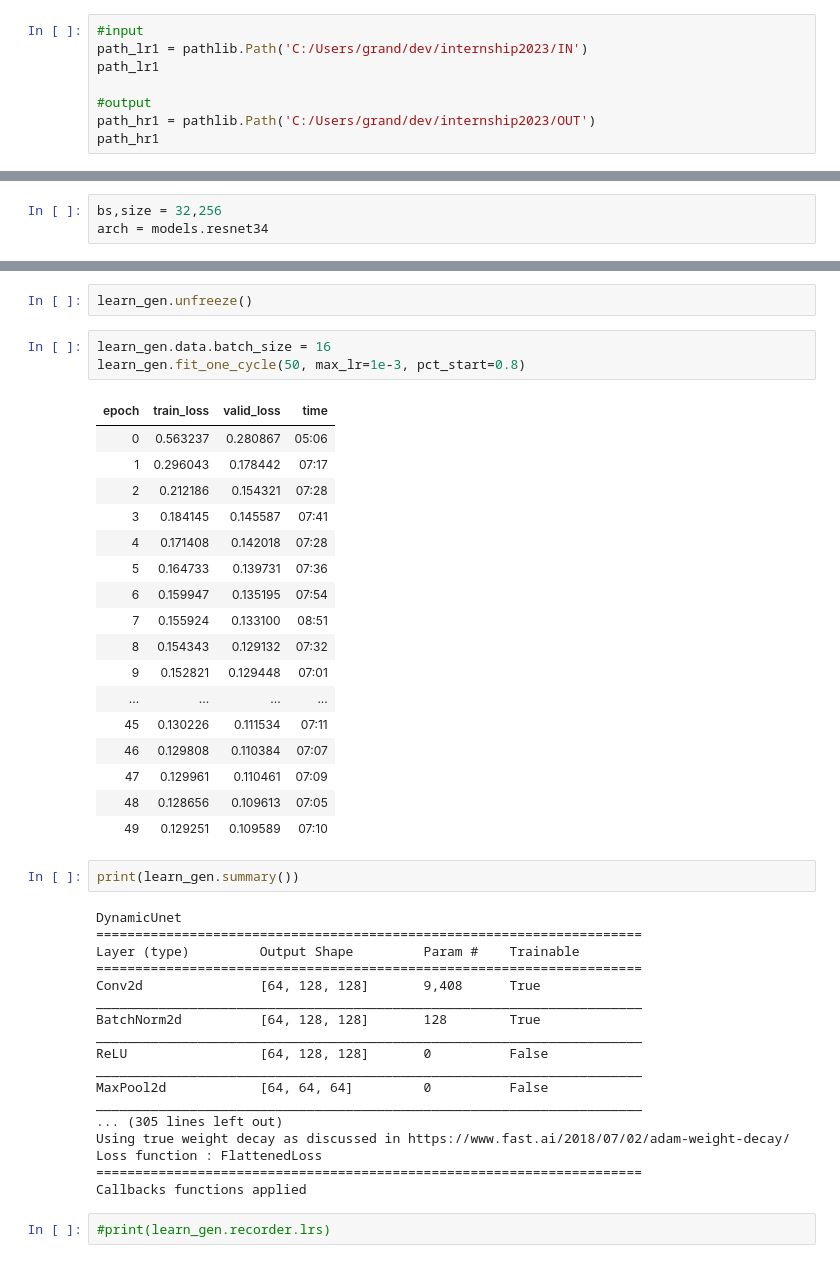
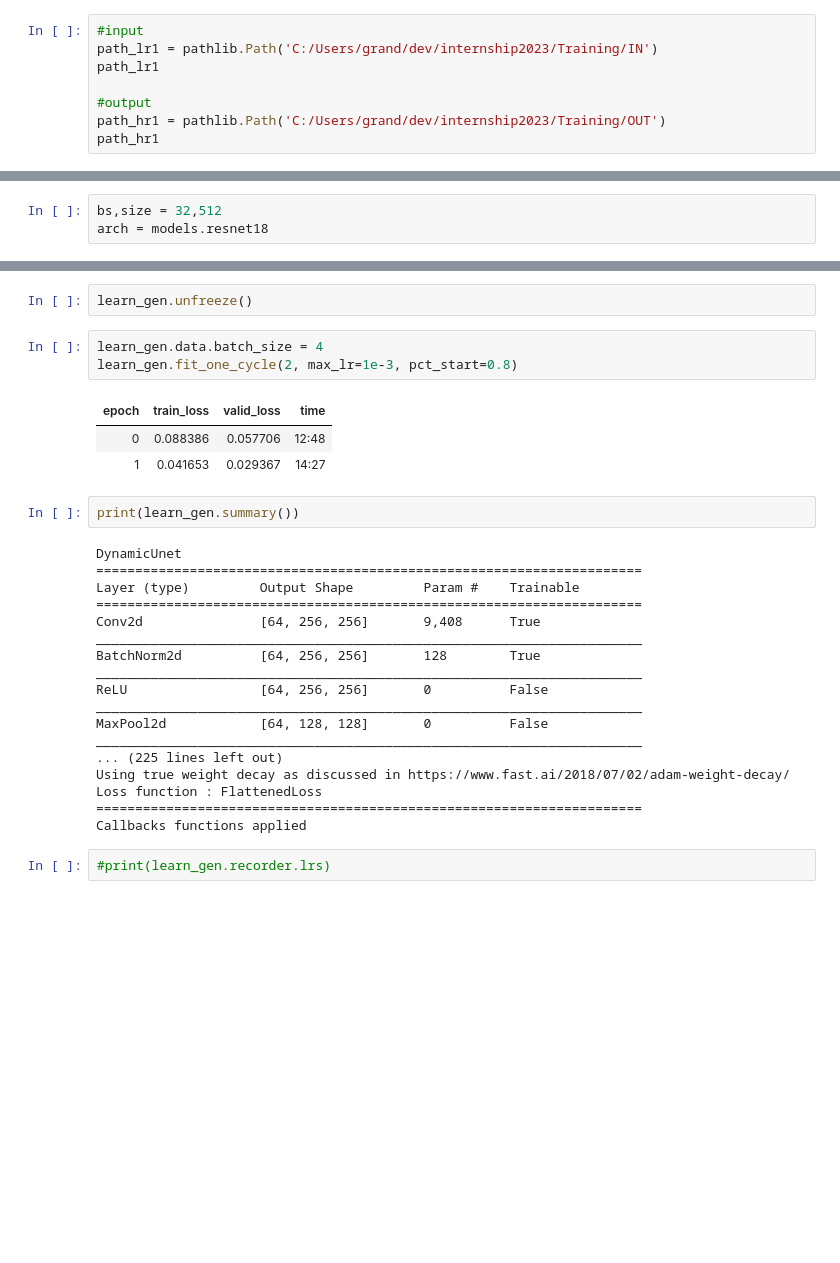
Before and after one commit to shbatgh/Nerve-Segmentation, a Jupyter notebook: U_net_sam.ipynb, the cells around one changed output, grey strips where cells are left out. Cells and saved outputs as stored; diff of their text form; blank space fills up the shorter version.

```diff
--- a/U_net_sam.ipynb
+++ b/U_net_sam.ipynb
@@ -24,10 +24,10 @@ torch.cuda.get_device_name(0)
 'NVIDIA GeForce RTX 3070 Laptop GPU'
 # %%
 #input
-path_lr1 = pathlib.Path('C:/Users/grand/dev/internship2023/IN')
+path_lr1 = pathlib.Path('C:/Users/grand/dev/internship2023/Training/IN')
 path_lr1
 
 #output
-path_hr1 = pathlib.Path('C:/Users/grand/dev/internship2023/OUT')
+path_hr1 = pathlib.Path('C:/Users/grand/dev/internship2023/Training/OUT')
 path_hr1
 # %% [output]
@@ -43,8 +43,8 @@ len(os.listdir('C:/Users/grand/dev/internship2023/OUT'))
 # %% [markdown]
 ## Model & Batch size
 # %%
-bs,size = 32,256
-arch = models.resnet34
+bs,size = 32,512
+arch = models.resnet18
 # %% [markdown]
 ## Prepare data
 # %%
@@ -84,26 +91,12 @@ learn_gen = create_gen_learner()
 # %%
 learn_gen.unfreeze()
 # %%
-learn_gen.data.batch_size = 16
-learn_gen.fit_one_cycle(50, max_lr=1e-3, pct_start=0.8)
+learn_gen.data.batch_size = 4
+learn_gen.fit_one_cycle(2, max_lr=1e-3, pct_start=0.8)
 # %% [output]
 | epoch | train_loss | valid_loss | time |
-| 0 | 0.563237 | 0.280867 | 05:06 |
-| 1 | 0.296043 | 0.178442 | 07:17 |
-| 2 | 0.212186 | 0.154321 | 07:28 |
-| 3 | 0.184145 | 0.145587 | 07:41 |
-| 4 | 0.171408 | 0.142018 | 07:28 |
-| 5 | 0.164733 | 0.139731 | 07:36 |
-| 6 | 0.159947 | 0.135195 | 07:54 |
-| 7 | 0.155924 | 0.133100 | 08:51 |
-| 8 | 0.154343 | 0.129132 | 07:32 |
-| 9 | 0.152821 | 0.129448 | 07:01 |
-| ... | ... | ... | ... |
-| 45 | 0.130226 | 0.111534 | 07:11 |
-| 46 | 0.129808 | 0.110384 | 07:07 |
-| 47 | 0.129961 | 0.110461 | 07:09 |
-| 48 | 0.128656 | 0.109613 | 07:05 |
-| 49 | 0.129251 | 0.109589 | 07:10 |
+| 0 | 0.088386 | 0.057706 | 12:48 |
+| 1 | 0.041653 | 0.029367 | 14:27 |
 # %%
 print(learn_gen.summary())
 # %% [output]
@@ -111,15 +104,15 @@ DynamicUnet
 ======================================================================
 Layer (type)         Output Shape         Param #    Trainable
 ======================================================================
-Conv2d               [64, 128, 128]       9,408      True
+Conv2d               [64, 256, 256]       9,408      True
 ______________________________________________________________________
-BatchNorm2d          [64, 128, 128]       128        True
+BatchNorm2d          [64, 256, 256]       128        True
 ______________________________________________________________________
-ReLU                 [64, 128, 128]       0          False
+ReLU                 [64, 256, 256]       0          False
 ______________________________________________________________________
-MaxPool2d            [64, 64, 64]         0          False
+MaxPool2d            [64, 128, 128]       0          False
 ______________________________________________________________________
-... (305 lines left out)
+... (225 lines left out)
 Using true weight decay as discussed in https://www.fast.ai/2018/07/02/adam-weight-decay/
 Loss function : FlattenedLoss
 ======================================================================
```
Also changed, not shown: parts of 13 cells of this notebook, 6 other files.
